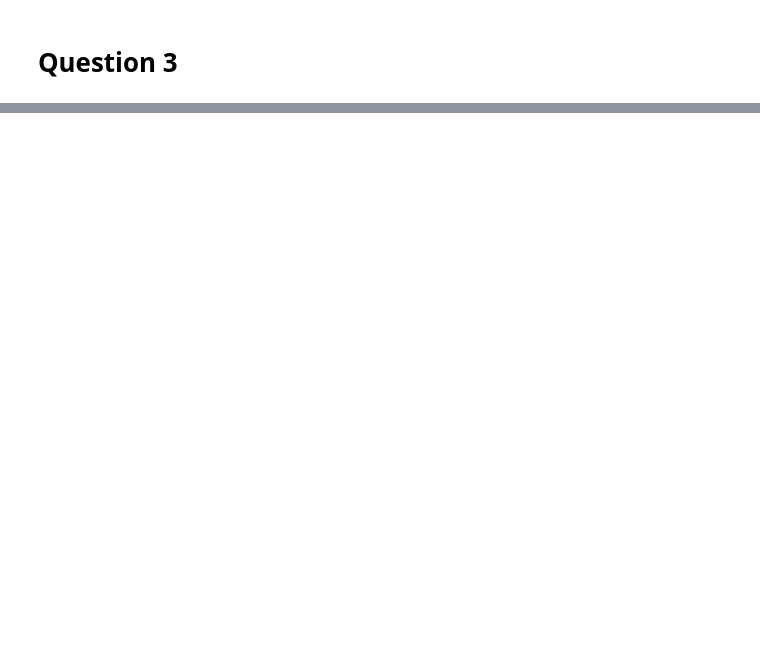
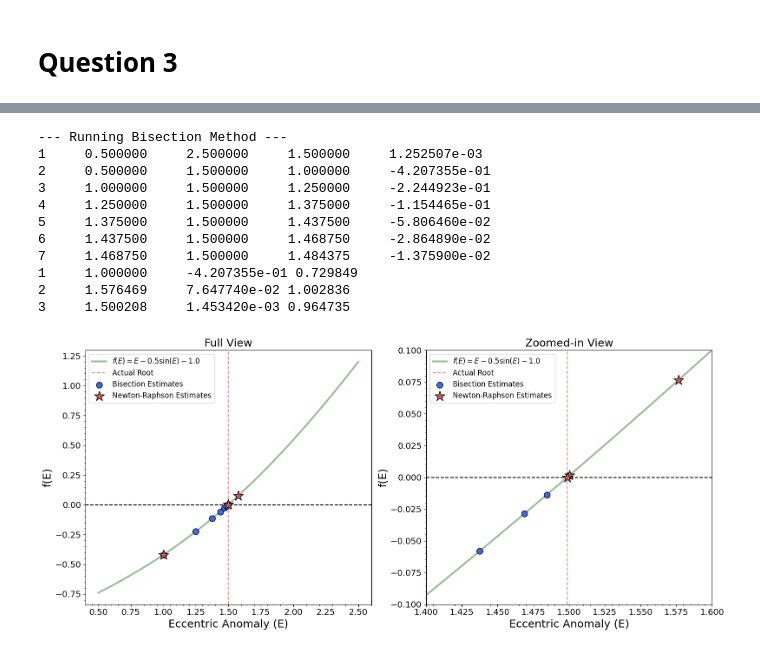
Before and after one commit to Astro-CMalhas/Computational-Astronomy, a Jupyter notebook: Homework_2.ipynb, the cells around one changed output, grey strips where cells are left out. Drawn from its saved outputs; the diff is of its cells as text; code cells hidden in the pictures; blank space fills up the shorter version.

```diff
--- a/Homework_2.ipynb
+++ b/Homework_2.ipynb
@@ -206,0 +351,60 @@ plt.show()
+# %%
+# Run your bisection function
+print("--- Running Bisection Method ---")
+bisect_root, bisect_iters, bisect_steps = bisect(Kep, 0.5, 2.5, 0.01)
+
+# Run Newton-Raphson
+nr_root, nr_iters, nr_steps = newton_raphson(Kep, d_Kep, M_val, 0.01)
+
+# --- 3. Set Up Plotting Data ---
+E_vals = np.linspace(0.5, 2.5, 200)
+f_vals = Kep(E_vals)
+
+bisect_y = [Kep(x) for x in bisect_steps]
+nr_y = [Kep(x) for x in nr_steps]
+
+# --- 4. Create the Two-Panel Plot ---
+fig, (ax1, ax2) = plt.subplots(1, 2, figsize=(16, 7))
+
+for ax, title in zip([ax1, ax2], ["Full View", "Zoomed-in View"]):
+    # Plot the main function curve
+    ax.plot(E_vals, f_vals, color="#9ABD97", linewidth=3, label=r'$f(E) = E - 0.5\sin(E) - 1.0$')
+
+    # Zero line and true root line
+    ax.axhline(y=0, color='k', linestyle='--')
+    ax.axvline(x=nr_root, linestyle='dashed', color='#BB0A21', alpha=0.5, label='Actual Root')
+
+    # Plot Bisection steps
+    ax.scatter(bisect_steps, bisect_y, color='#4169E1', edgecolors='black',
+               marker='o', s=100, label='Bisection Estimates', zorder=5)
+
+    # Plot Newton-Raphson steps
+    ax.scatter(nr_steps, nr_y, color='#CD5C5C', edgecolors='black',
+               marker='*', s=300, label='Newton-Raphson Estimates', zorder=6)
+
+    ax.tick_params(axis='both', which='major', labelsize=14)
+    ax.minorticks_on()
+    ax.set_xlabel("Eccentric Anomaly (E)", fontsize=18)
+    ax.set_ylabel("f(E)", fontsize=18)
+    ax.set_title(title, fontsize=18)
+    ax.legend(fontsize=12)
+
+# Specific limits for zooming in on Panel 2
+ax2.set_xlim(1.4, 1.6)
+ax2.set_ylim(-0.1, 0.1)
+
+plt.tight_layout()
+plt.show()
+# %% [output]
+--- Running Bisection Method ---
+1     0.500000     2.500000     1.500000     1.252507e-03
+2     0.500000     1.500000     1.000000     -4.207355e-01
+3     1.000000     1.500000     1.250000     -2.244923e-01
+4     1.250000     1.500000     1.375000     -1.154465e-01
+5     1.375000     1.500000     1.437500     -5.806460e-02
+6     1.437500     1.500000     1.468750     -2.864890e-02
+7     1.468750     1.500000     1.484375     -1.375900e-02
+1     1.000000     -4.207355e-01 0.729849
+2     1.576469     7.647740e-02 1.002836
+3     1.500208     1.453420e-03 0.964735
+[figure, added]
```
Also changed, not shown: parts of 10 cells of this notebook.
